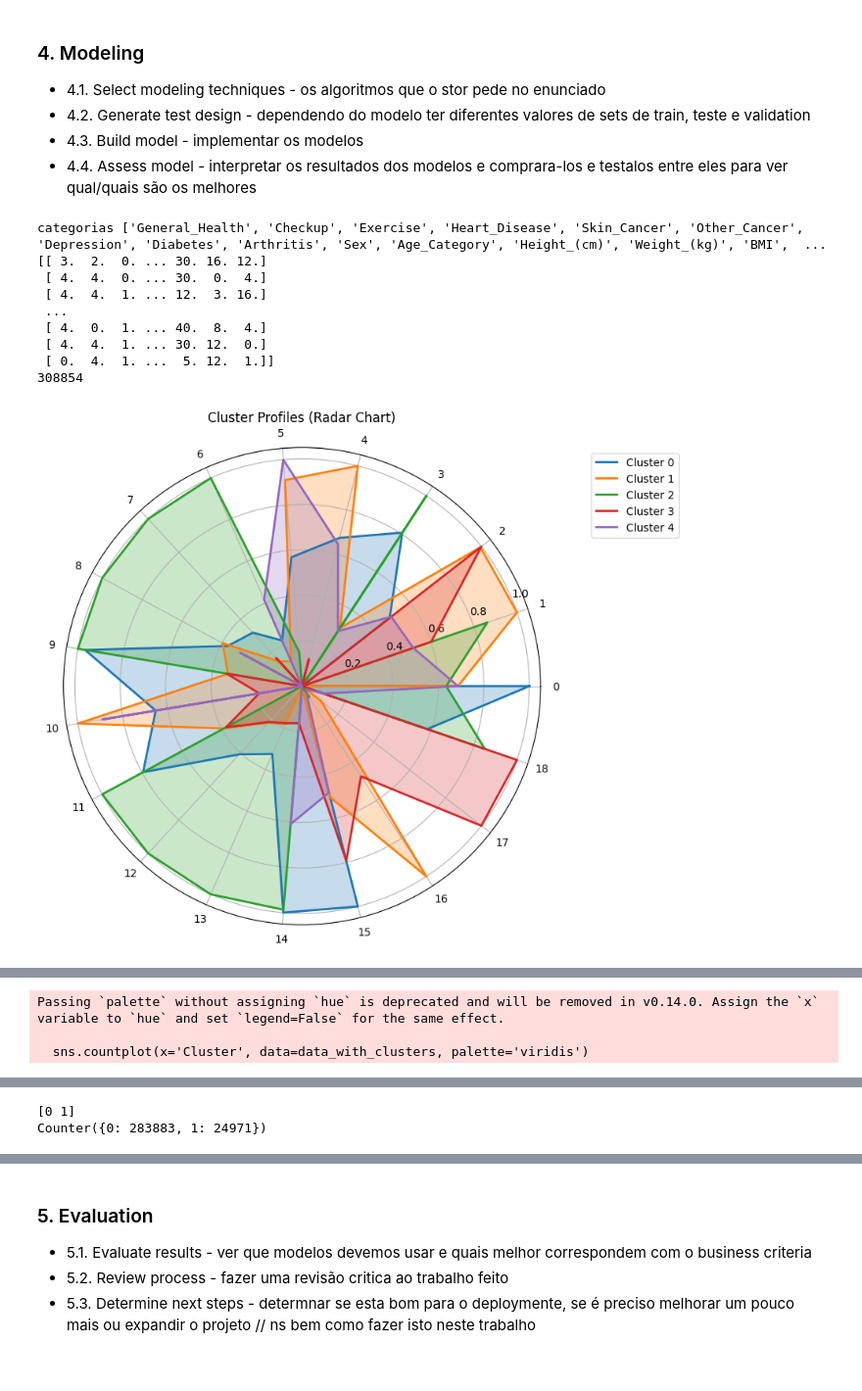
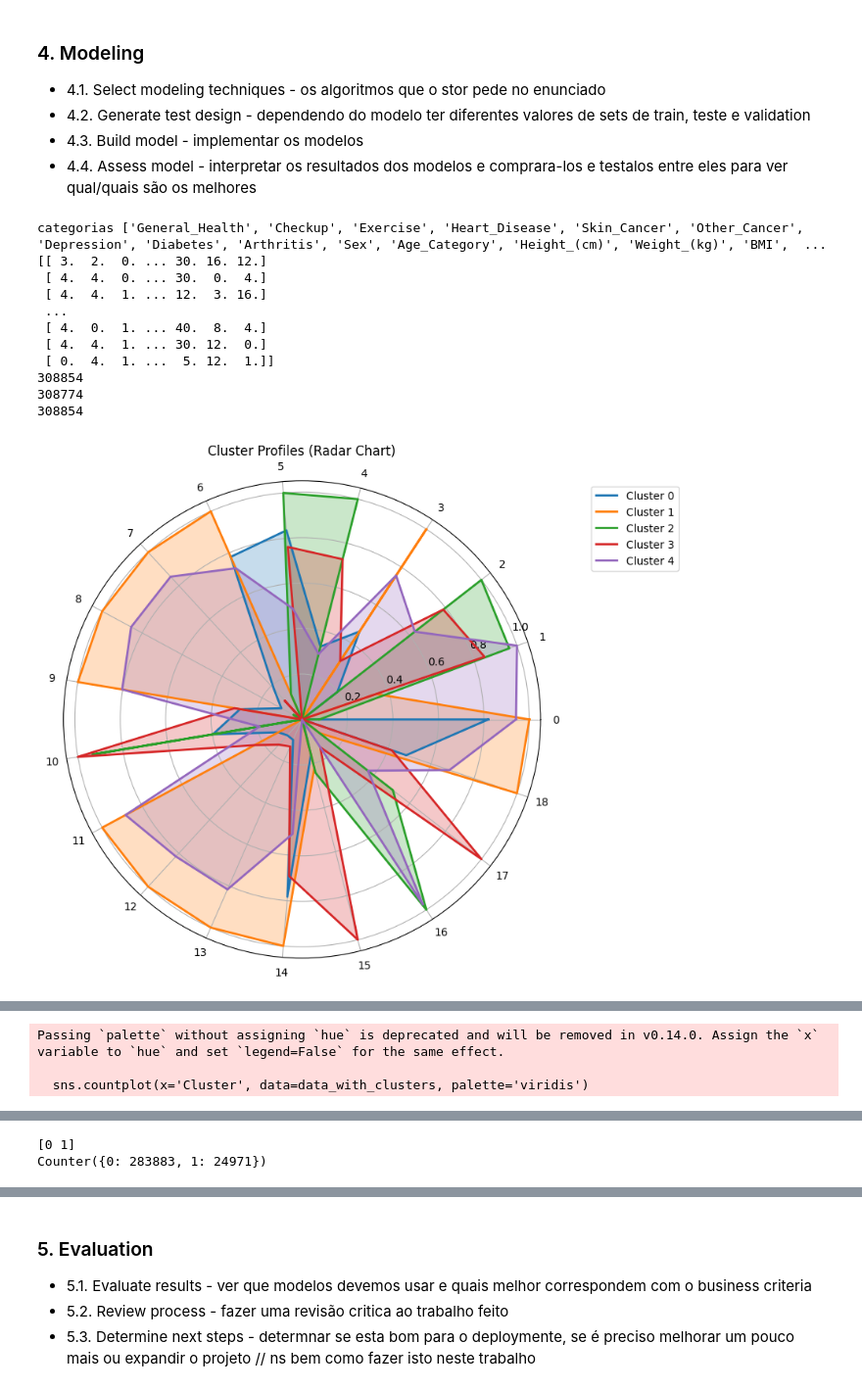
Before and after one commit to Yeshey/IAA-IntroAprendizagemAutomatica, a Jupyter notebook: FinalProject/Project.ipynb, the cells around one changed output, grey strips where cells are left out. Shown at 98% size. Cells and saved outputs as stored; diff of their text form; code cells hidden in the pictures.

```diff
--- a/FinalProject/Project.ipynb
+++ b/FinalProject/Project.ipynb
@@ -35,19 +35,6 @@ import pandas as pd
 import matplotlib.pyplot as plt
 
 # 2.1.2.1.2.1.2.1.2.1.2.1.2.1.2.1.2.1.2.1.2.1.2.1.2.1.2.1.2.1.2.1.2.1.2.1.2.1.2.1.2.1.
-
-'''
-datasetL = [] # dataset por linha, pode ser util
-
-with open('dataset.csv', mode ='r')as file:
-  csvFile = csv.reader(file)
-  for lines in csvFile:
-        datasetL.append(lines)
-
-categorias = datasetL[0]
-datasetL.pop(0)
-datasetL = np.array(datasetL)
-'''
 
 with open('dataset.csv', mode ='r')as file:
 	csvFile = csv.reader(file)
@@ -78,7 +65,6 @@ for i in range(len(categorias)):
 
 
 # graficos para respostas
-'''
 count = 0
 for i in datasetC:
 	unicos = np.unique(i)
@@ -91,7 +77,7 @@ for i in datasetC:
 	plt.pie(valores,labels=unicos,autopct='%1.1f%%')
 	plt.show()
 	count+=1
-'''
+
 
 # pessoas que dizem que n fazem exercicio -> +% na parte de doencas
 '''
@@ -140,9 +126,8 @@ for i in range(len(categorias)):
 '''
 for i in datasetC:
     print(len(i))
-print(len(datasetL))
+print(len(datasetC.T))
 '''
-print(datasetC)
 # %% [output]
 Tipos de respostas para a categoria General_Health:
 ['Excellent' 'Fair' 'Good' 'Poor' 'Very Good']
@@ -454,6 +481,14 @@ print("categorias "+str(categorias))
 
 
 print(dataset_num)
+print(len(dataset_num))
+print(len(np.unique(dataset_num,axis=0)))
+
+#unicos = np.unique(dataset_num)
+#valores = [np.count_nonzero(dataset_num==x) for x in unicos]
+#print(unicos)
+#print(valores)
+
 
 kmeans = KMeans(n_clusters=5)
 kmeans.fit(dataset_num)
@@ -506,14 +541,12 @@ plt.legend(loc='upper right', bbox_to_anchor=(1.3, 1))
 plt.show()
 
 
-
-
 # Extract cluster centroids
 centroids = kmeans.cluster_centers_
 
 # Scatter plot with centroids
 plt.scatter(dataset_num[:, 2], dataset_num[:, 3], c=cluster_labels, cmap='viridis', alpha=0.5)
-plt.scatter(centroids[:, 0], centroids[:, 3], c='red', marker='X', s=200, label='Centroids')
+plt.scatter(centroids[:, 2], centroids[:, 3], c='red', marker='X', s=200, label='Centroids')
 plt.title("k-Means Clustering with Centroids")
 plt.xlabel("Feature 1")
 plt.ylabel("Feature 2")
@@ -521,7 +554,7 @@ plt.legend()
 plt.show()
 
 
-plt.scatter(dataset_num[:, 16], dataset_num[:, 3], c=cluster_labels, cmap='viridis', alpha=0.5)
+plt.scatter(dataset_num[:, 2], dataset_num[:, 3], c=cluster_labels, cmap='viridis', alpha=0.5)
 plt.title("k-Means Clustering Results")
 plt.xlabel("Feature 1")
 plt.ylabel("Feature 2")
@@ -533,11 +566,6 @@ plt.title("Cluster Distribution")
 plt.xlabel("Cluster")
 plt.ylabel("Number of Samples")
 plt.show()
-
-
-
-
-
 
 
 #print(data_with_clusters['Cluster'])
@@ -550,31 +578,33 @@ heart_disease_column_numeric = np.where(heart_disease_column == 'Yes', 1, 0)
 #print(len(data_with_clusters.T))  # Should match len(datasetC.T)
 #print(len(heart_disease_column_numeric))  # Should match len(datasetC.T)
 # Add heart disease column to the DataFrame with clusters
 data_with_clusters['Heart Disease'] = heart_disease_column_numeric
 
 print(np.unique(data_with_clusters['Heart Disease']))
 
 print(Counter(data_with_clusters['Heart Disease']))
 #print(len(data_with_clusters))  # Should match len(datasetC.T)
 #print(data_with_clusters[0])
 #print(len(heart_disease_column_numeric))  # Should match len(datasetC.T)
 
 
 # Create a count plot to show heart disease distribution across clusters
 sns.countplot(x='Cluster', hue='Heart Disease', data=data_with_clusters)
 plt.title("Heart Disease Distribution Across Clusters")
 plt.xlabel("Cluster")
 plt.ylabel("Count")
 plt.legend(title="Heart Disease", labels=["No", "Yes"])
 plt.show()
 # %% [output]
 categorias ['General_Health', 'Checkup', 'Exercise', 'Heart_Disease', 'Skin_Cancer', 'Other_Cancer', 'Depression', 'Diabetes', 'Arthritis', 'Sex', 'Age_Category', 'Height_(cm)', 'Weight_(kg)', 'BMI',  ...
 [[ 3.  2.  0. ... 30. 16. 12.]
  [ 4.  4.  0. ... 30.  0.  4.]
  [ 4.  4.  1. ... 12.  3. 16.]
  ...
  [ 4.  0.  1. ... 40.  8.  4.]
  [ 4.  4.  1. ... 30. 12.  0.]
  [ 0.  4.  1. ...  5. 12.  1.]]
 308854
+308774
+308854
-[figure, old version]
+[figure, new version]
```
Also changed, not shown: parts of 3 cells of this notebook.
